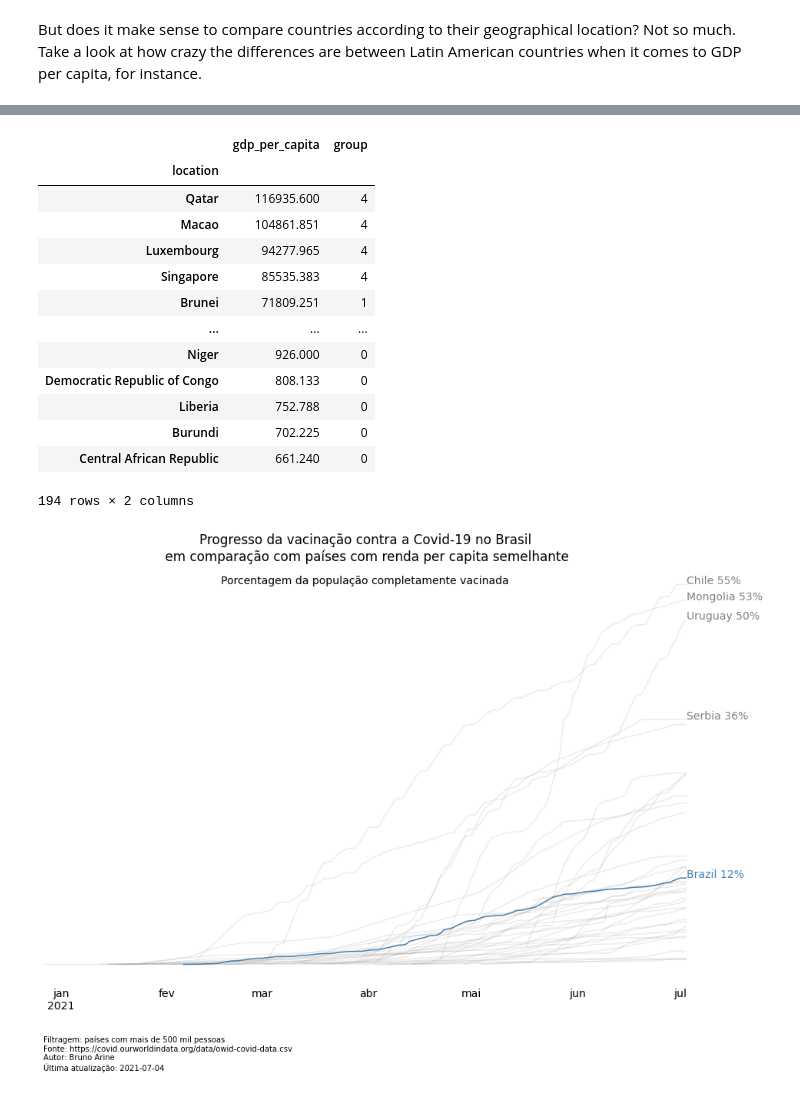
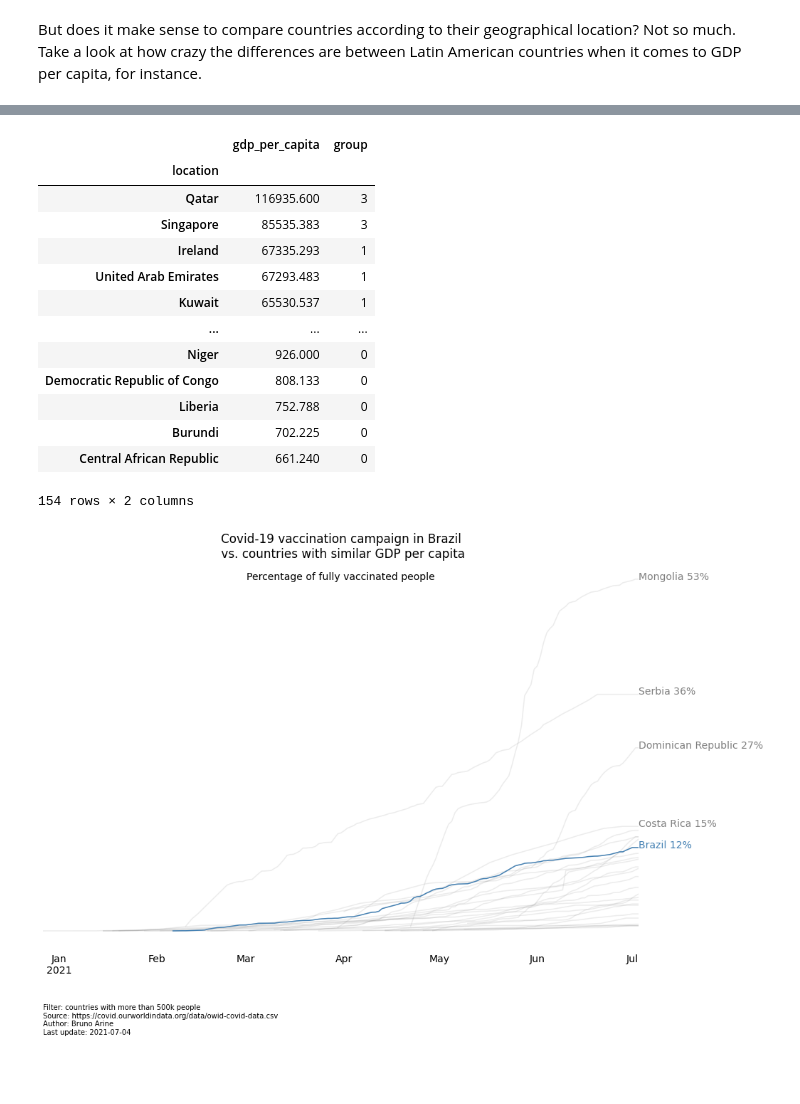
Before and after one commit to brunoarine/coronavirus-vaccinations, a Jupyter notebook: notebook.ipynb, the cells around one changed output, grey strips where cells are left out. Saved outputs shown, nothing was run; the diff lists cells and outputs as text; code cells hidden in the pictures; blank space fills up the shorter version.

Commit message:
fix: Translate graphs

```diff
--- a/notebook.ipynb
+++ b/notebook.ipynb
@@ -75,7 +68,7 @@ def plot_curves(df, n, title, subtitle, filename):
     # Not even labels.
     plt.xlabel("")
 
-    # Print the top 4 countries names next to their respective curves,
+    # Print the top n countries names next to their respective curves,
     # plus Brazil in blue.
     countries_list = df.max().sort_values(ascending=False)
     for country in countries_list.head(n).index:
@@ -87,10 +80,10 @@ def plot_curves(df, n, title, subtitle, filename):
     plt.text(df.index[df.shape[0]//2], df.max().max(),
              s=subtitle, horizontalalignment='center')
     plt.text(df.index[0], -17,
-             "Filtragem: países com mais de 500 mil pessoas\n"
-             "Fonte: https://covid.ourworldindata.org/data/owid-covid-data.csv\n"
-             "Autor: Bruno Arine\n"
-             "Última atualização: {}\n".format(datetime.datetime.now().strftime("%Y-%m-%d")),
+             "Filter: countries with more than 500k people\n"
+             "Source: https://covid.ourworldindata.org/data/owid-covid-data.csv\n"
+             "Author: Bruno Arine\n"
+             "Last update: {}\n".format(datetime.datetime.now().strftime("%Y-%m-%d")),
              fontsize=10)
 
     plt.savefig(filename)
@@ -137,7 +130,11 @@ Honduras                4541.795
 Haiti                   1653.173
 Name: gdp_per_capita, dtype: float64
 # %%
-countries_gdp = df.groupby("location")["gdp_per_capita"].max().sort_values(ascending=False).dropna()
+countries_gdp = df[df.population > 1e6] \
+    .groupby("location")["gdp_per_capita"] \
+    .mean() \
+    .sort_values(ascending=False) \
+    .dropna()
 # %%
 from sklearn.cluster import KMeans
 
@@ -157,5 +154,5 @@ plt.plot(K, sum_dist)
 # %%
-km = KMeans(n_clusters=5)
+km = KMeans(n_clusters=6, random_state=33634)
 
 km.fit(np.array(countries_gdp).reshape(-1,1))
 
@@ -166,29 +163,29 @@ countries_gdp
 # %% [output]
 |  | gdp_per_capita | group |
 | location |  |  |
-| Qatar | 116935.600 | 4 |
-| Macao | 104861.851 | 4 |
-| Luxembourg | 94277.965 | 4 |
-| Singapore | 85535.383 | 4 |
-| Brunei | 71809.251 | 1 |
+| Qatar | 116935.600 | 3 |
+| Singapore | 85535.383 | 3 |
+| Ireland | 67335.293 | 1 |
+| United Arab Emirates | 67293.483 | 1 |
+| Kuwait | 65530.537 | 1 |
 | ... | ... | ... |
 | Niger | 926.000 | 0 |
 | Democratic Republic of Congo | 808.133 | 0 |
 | Liberia | 752.788 | 0 |
 | Burundi | 702.225 | 0 |
 | Central African Republic | 661.240 | 0 |
-194 rows × 2 columns
+154 rows × 2 columns
 # %%
 brazil_group = countries_gdp.loc["Brazil"].group
 group = countries_gdp[countries_gdp.group == brazil_group].index.values
 # %%
 plot_curves(df=treat_data(df[df.location.isin(group)]),
             n=4,
-            title="Progresso da vacinação contra a Covid-19 no Brasil\n em comparação com países com renda per capita semelhante",
-            subtitle="Porcentagem da população completamente vacinada",
-            filename="brasil-vs-world.png")
+            title="Covid-19 vaccination campaign in Brazil\n vs. countries with similar GDP per capita",
+            subtitle="Percentage of fully vaccinated people",
+            filename="brazil-vs-world.png")
 # %% [output]
-[figure, old version]
+[figure, new version]
 # %%
 pd.DataFrame(df[df.location.isin(group)]
              .groupby("location")[["people_fully_vaccinated_per_hundred", "gdp_per_capita"]]
```
Also changed, not shown: parts of 8 cells of this notebook, 4 other files.
